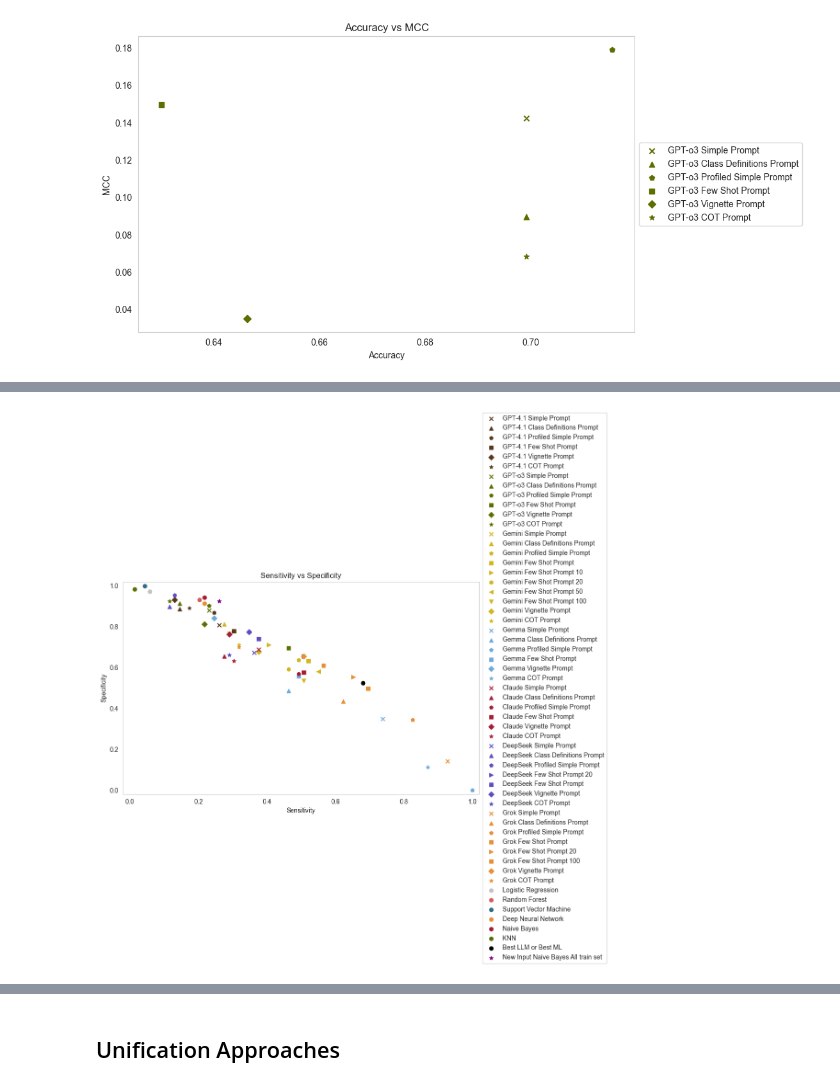
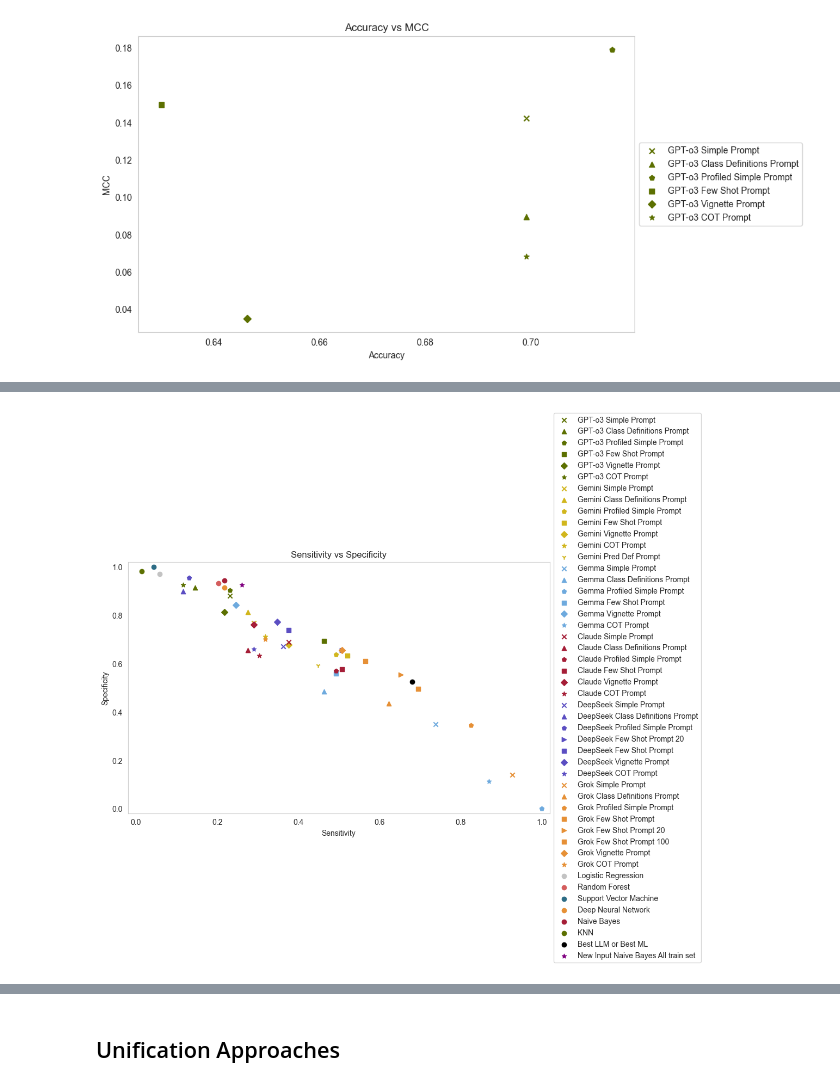
Before and after one commit to kimmizi/master_thesis, a Jupyter notebook: exp/05_Evaluation_Performance.ipynb, the cells around one changed output, grey strips where cells are left out. Cells and saved outputs as stored; diff of their text form; code cells hidden in the pictures.

```diff
--- a/exp/05_Evaluation_Performance.ipynb
+++ b/exp/05_Evaluation_Performance.ipynb
@@ -71,6 +71,7 @@ y_pred_Gemini_few_shot_prompt_50 = pd.read_csv("02_LLM/y_pred_LLMs/Gemini/y_pred
 y_pred_Gemini_few_shot_prompt_100 = pd.read_csv("02_LLM/y_pred_LLMs/Gemini/y_pred_gemini_few_shot_prompt_100.csv", sep =",")
 y_pred_Gemini_vignette_prompt = pd.read_csv("02_LLM/y_pred_LLMs/Gemini/y_pred_gemini_vignette_prompt.csv", sep =",")
 y_pred_Gemini_cot_prompt = pd.read_csv("02_LLM/y_pred_LLMs/Gemini/y_pred_gemini_cot_prompt.csv", sep =",")
+y_pred_Gemini_pred_def_prompt = pd.read_csv("02_LLM/y_pred_LLMs/Gemini/y_pred_gemini_pred_def_prompt.csv", sep =",")
 # %%
 y_pred_Gemma_simple_prompt = pd.read_csv("02_LLM/y_pred_LLMs/Gemma/y_pred_gemma_simple_prompt.csv", sep =",")
 y_pred_Gemma_class_def_prompt = pd.read_csv("02_LLM/y_pred_LLMs/Gemma/y_pred_gemma_class_definitions_prompt.csv", sep =",")
@@ -344,6 +345,7 @@ metrics_Gemini_few_shot_prompt_50 = calculate_metrics(y_test, y_pred_Gemini_few_
 metrics_Gemini_few_shot_prompt_100 = calculate_metrics(y_test, y_pred_Gemini_few_shot_prompt_100["y_pred"])
 metrics_Gemini_vignette_prompt = calculate_metrics(y_test, y_pred_Gemini_vignette_prompt["y_pred"])
 metrics_Gemini_cot_prompt = calculate_metrics(y_test, y_pred_Gemini_cot_prompt["y_pred"])
+metrics_Gemini_pred_def_prompt = calculate_metrics(y_test, y_pred_Gemini_pred_def_prompt["y_pred"])
 # %%
 # metrics_Gemini_simple_prompt = calculate_metrics(y_test_excl, y_pred_Gemini_simple_prompt["y_pred"])
 # metrics_Gemini_class_def_prompt = calculate_metrics(y_test_excl, y_pred_Gemini_class_def_prompt["y_pred"])
@@ -674,12 +677,12 @@ plt.grid()
 # plot sensitivity vs specificity for all simple prompts
 plt.figure(figsize = (10, 6))
 
-plt.scatter(metrics_GPT_simple_prompt["sensitivity"], metrics_GPT_simple_prompt["specificity"], label = "GPT-4.1 Simple Prompt", color = hex_colors[11], marker = "x")
-plt.scatter(metrics_GPT_class_def_prompt["sensitivity"], metrics_GPT_class_def_prompt["specificity"], label = "GPT-4.1 Class Definitions Prompt", color = hex_colors[11], marker = "^")
-plt.scatter(metrics_GPT_profiled_simple_prompt["sensitivity"], metrics_GPT_profiled_simple_prompt["specificity"], label = "GPT-4.1 Profiled Simple Prompt", color = hex_colors[11], marker = "p")
-plt.scatter(metrics_GPT_few_shot_prompt["sensitivity"], metrics_GPT_few_shot_prompt["specificity"], label = "GPT-4.1 Few Shot Prompt", color = hex_colors[11], marker = "s")
-plt.scatter(metrics_GPT_vignette_prompt["sensitivity"], metrics_GPT_vignette_prompt["specificity"], label = "GPT-4.1 Vignette Prompt", color = hex_colors[11], marker = "D")
-plt.scatter(metrics_GPT_cot_prompt["sensitivity"], metrics_GPT_cot_prompt["specificity"], label = "GPT-4.1 COT Prompt", color = hex_colors[11], marker = "*")
+# plt.scatter(metrics_GPT_simple_prompt["sensitivity"], metrics_GPT_simple_prompt["specificity"], label = "GPT-4.1 Simple Prompt", color = hex_colors[11], marker = "x")
+# plt.scatter(metrics_GPT_class_def_prompt["sensitivity"], metrics_GPT_class_def_prompt["specificity"], label = "GPT-4.1 Class Definitions Prompt", color = hex_colors[11], marker = "^")
+# plt.scatter(metrics_GPT_profiled_simple_prompt["sensitivity"], metrics_GPT_profiled_simple_prompt["specificity"], label = "GPT-4.1 Profiled Simple Prompt", color = hex_colors[11], marker = "p")
+# plt.scatter(metrics_GPT_few_shot_prompt["sensitivity"], metrics_GPT_few_shot_prompt["specificity"], label = "GPT-4.1 Few Shot Prompt", color = hex_colors[11], marker = "s")
+# plt.scatter(metrics_GPT_vignette_prompt["sensitivity"], metrics_GPT_vignette_prompt["specificity"], label = "GPT-4.1 Vignette Prompt", color = hex_colors[11], marker = "D")
+# plt.scatter(metrics_GPT_cot_prompt["sensitivity"], metrics_GPT_cot_prompt["specificity"], label = "GPT-4.1 COT Prompt", color = hex_colors[11], marker = "*")
 
 plt.scatter(metrics_GPT_o3_simple_prompt["sensitivity"], metrics_GPT_o3_simple_prompt["specificity"], label = "GPT-o3 Simple Prompt", color = hex_colors[9], marker = "x")
 plt.scatter(metrics_GPT_o3_class_definitions_prompt["sensitivity"], metrics_GPT_o3_class_definitions_prompt["specificity"], label = "GPT-o3 Class Definitions Prompt", color = hex_colors[9], marker = "^")
@@ -692,12 +695,13 @@ plt.scatter(metrics_Gemini_simple_prompt["sensitivity"], metrics_Gemini_simple_p
 plt.scatter(metrics_Gemini_class_def_prompt["sensitivity"], metrics_Gemini_class_def_prompt["specificity"], label = "Gemini Class Definitions Prompt", color = hex_colors[2], marker = "^")
 plt.scatter(metrics_Gemini_profiled_simple_prompt["sensitivity"], metrics_Gemini_profiled_simple_prompt["specificity"], label = "Gemini Profiled Simple Prompt", color = hex_colors[2], marker = "p")
 plt.scatter(metrics_Gemini_few_shot_prompt["sensitivity"], metrics_Gemini_few_shot_prompt["specificity"], label = "Gemini Few Shot Prompt", color = hex_colors[2], marker = "s")
-plt.scatter(metrics_Gemini_few_shot_prompt_10["sensitivity"], metrics_Gemini_few_shot_prompt_10["specificity"], label = "Gemini Few Shot Prompt 10", color = hex_colors[2], marker = ">")
-plt.scatter(metrics_Gemini_few_shot_prompt_20["sensitivity"], metrics_Gemini_few_shot_prompt_20["specificity"], label = "Gemini Few Shot Prompt 20", color = hex_colors[2], marker = "h")
-plt.scatter(metrics_Gemini_few_shot_prompt_50["sensitivity"], metrics_Gemini_few_shot_prompt_50["specificity"], label = "Gemini Few Shot Prompt 50", color = hex_colors[2], marker = "<")
-plt.scatter(metrics_Gemini_few_shot_prompt_100["sensitivity"], metrics_Gemini_few_shot_prompt_100["specificity"], label = "Gemini Few Shot Prompt 100", color = hex_colors[2], marker = "v")
+# plt.scatter(metrics_Gemini_few_shot_prompt_10["sensitivity"], metrics_Gemini_few_shot_prompt_10["specificity"], label = "Gemini Few Shot Prompt 10", color = hex_colors[2], marker = ">")
+# plt.scatter(metrics_Gemini_few_shot_prompt_20["sensitivity"], metrics_Gemini_few_shot_prompt_20["specificity"], label = "Gemini Few Shot Prompt 20", color = hex_colors[2], marker = "h")
+# plt.scatter(metrics_Gemini_few_shot_prompt_50["sensitivity"], metrics_Gemini_few_shot_prompt_50["specificity"], label = "Gemini Few Shot Prompt 50", color = hex_colors[2], marker = "<")
+# plt.scatter(metrics_Gemini_few_shot_prompt_100["sensitivity"], metrics_Gemini_few_shot_prompt_100["specificity"], label = "Gemini Few Shot Prompt 100", color = hex_colors[2], marker = "v")
 plt.scatter(metrics_Gemini_vignette_prompt["sensitivity"], metrics_Gemini_vignette_prompt["specificity"], label = "Gemini Vignette Prompt", color = hex_colors[2], marker = "D")
 plt.scatter(metrics_Gemini_cot_prompt["sensitivity"], metrics_Gemini_cot_prompt["specificity"], label = "Gemini COT Prompt", color = hex_colors[2], marker = "*")
+plt.scatter(metrics_Gemini_pred_def_prompt["sensitivity"], metrics_Gemini_pred_def_prompt["specificity"], label = "Gemini Pred Def Prompt", color = hex_colors[2], marker = "1")
 
 plt.scatter(metrics_Gemma_simple_prompt["sensitivity"], metrics_Gemma_simple_prompt["specificity"], label = "Gemma Simple Prompt", color = hex_colors[5], marker = "x")
 plt.scatter(metrics_Gemma_class_def_prompt["sensitivity"], metrics_Gemma_class_def_prompt["specificity"], label = "Gemma Class Definitions Prompt", color = hex_colors[5], marker = "^")
@@ -738,34 +742,34 @@ plt.scatter(metrics_nb["sensitivity"], metrics_nb["specificity"], label = "Naive
 plt.scatter(metrics_knn["sensitivity"], metrics_knn["specificity"], label = "KNN", color = hex_colors[9])
 
 
 # plt.scatter(metrics_pov_all_models["sensitivity"], metrics_pov_all_models["specificity"], label = "POV All Models", color = "black", marker = "P")
 # plt.scatter(metrics_pov_ml_votes["sensitivity"], metrics_pov_ml_votes["specificity"], label = "POV ML Votes", color = "black", marker = "X")
 # plt.scatter(metrics_pov_simple_votes["sensitivity"], metrics_pov_simple_votes["specificity"], label = "POV Simple Votes", color = "black", marker = "x")
 # plt.scatter(metrics_pov_class_definitions_votes["sensitivity"], metrics_pov_class_definitions_votes["specificity"], label = "POV Class Definitions Votes", color = "black", marker = "^")
 # plt.scatter(metrics_pov_profiled_simple_votes["sensitivity"], metrics_pov_profiled_simple_votes["specificity"], label = "POV Profiled Simple Votes", color = "black", marker = "p")
 # plt.scatter(metrics_pov_few_shot_votes["sensitivity"], metrics_pov_few_shot_votes["specificity"], label = "POV Few Shot Votes", color = "black", marker = "s")
 # plt.scatter(metrics_pov_vignette_votes["sensitivity"], metrics_pov_vignette_votes["specificity"], label = "POV Vignette Votes", color = "black", marker = "D")
 # plt.scatter(metrics_pov_cot_votes["sensitivity"], metrics_pov_cot_votes["specificity"], label = "POV COT Votes", color = "black", marker = "*")
 
 plt.scatter(metrics_best_LLM_or_best_ML["sensitivity"], metrics_best_LLM_or_best_ML["specificity"], label = "Best LLM or Best ML", color = "black", marker = "o")
 #
 # plt.scatter(metrics_new_input_dnn["sensitivity"], metrics_new_input_dnn["specificity"], label = "New Input DNN", color = "green", marker = "s")
 # plt.scatter(metrics_new_input_svc["sensitivity"], metrics_new_input_svc["specificity"], label = "New Input SVC", color = "green", marker = "o")
 plt.scatter(metrics_new_input_nb["sensitivity"], metrics_new_input_nb["specificity"], label = "New Input Naive Bayes All train set", color = "purple", marker = "*")
 
 plt.xlim(-0.02, 1.02)
 plt.ylim(-0.02, 1.02)
 
 plt.xlabel("Sensitivity")
 plt.ylabel("Specificity")
 plt.title("Sensitivity vs Specificity")
 plt.legend(loc = 'center left', bbox_to_anchor = (1, 0.5))
 plt.grid()
 
 # # save as png
 # plt.savefig("../doc/figs/01_LLM_ML_performance/sensitivity_specificity_LLMs.png", dpi = 300, bbox_inches = "tight")
 # %% [output]
-[figure, old version]
+[figure, new version]
 # %%
 # recall vs precision
 plt.figure(figsize = (10, 6))
```
Also changed, not shown: parts of 5 cells of this notebook, 8 other files.
